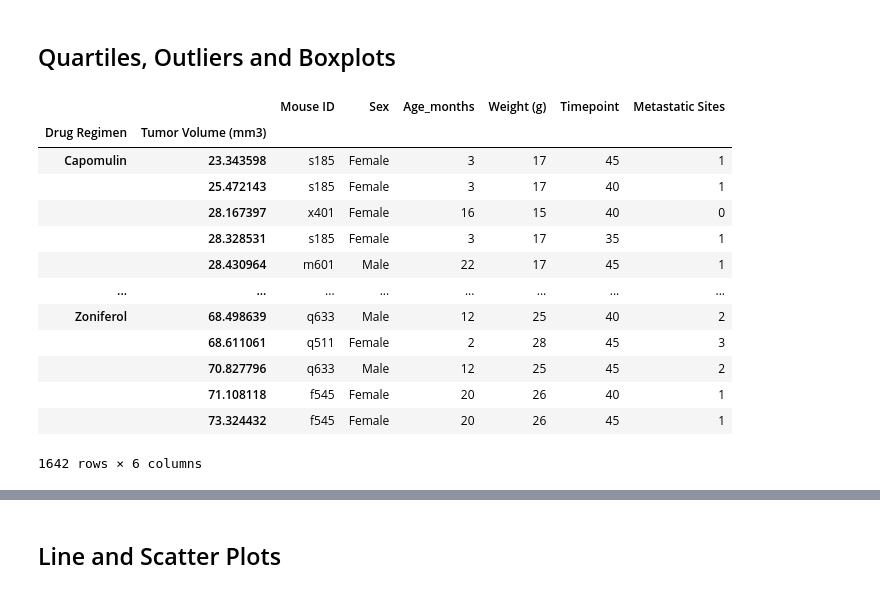
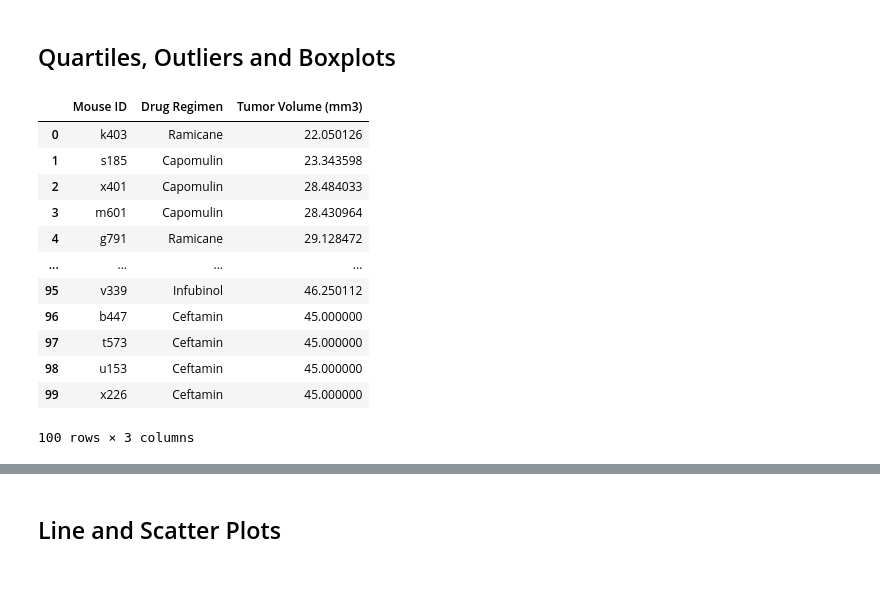
Before and after one commit to palominocp/matplotlib, a Jupyter notebook: pymaceuticals_starter.ipynb, the cells around one changed output, grey strips where cells are left out. Cells and saved outputs as stored; diff of their text form; code cells hidden in the pictures.

```diff
--- a/pymaceuticals_starter.ipynb
+++ b/pymaceuticals_starter.ipynb
@@ -288,24 +289,56 @@ plt.pie(sizes, labels = labels, colors = colors)
 [figure]
 # %% [markdown]
 ## Quartiles, Outliers and Boxplots
-# %%
-# Calculate the final tumor volume of each mouse across four of the
-clean_combined_data.groupby(['Drug Regimen', 'Tumor Volume (mm3)']).min()
-# %% [output]
-|  |  | Mouse ID | Sex | Age_months | Weight (g) | Timepoint | Metastatic Sites |
-| Drug Regimen | Tumor Volume (mm3) |  |  |  |  |  |  |
-| Capomulin | 23.343598 | s185 | Female | 3 | 17 | 45 | 1 |
-|  | 25.472143 | s185 | Female | 3 | 17 | 40 | 1 |
-|  | 28.167397 | x401 | Female | 16 | 15 | 40 | 0 |
-|  | 28.328531 | s185 | Female | 3 | 17 | 35 | 1 |
-|  | 28.430964 | m601 | Male | 22 | 17 | 45 | 1 |
-| ... | ... | ... | ... | ... | ... | ... | ... |
-| Zoniferol | 68.498639 | q633 | Male | 12 | 25 | 40 | 2 |
-|  | 68.611061 | q511 | Female | 2 | 28 | 45 | 3 |
-|  | 70.827796 | q633 | Male | 12 | 25 | 45 | 2 |
-|  | 71.108118 | f545 | Female | 20 | 26 | 40 | 1 |
-|  | 73.324432 | f545 | Female | 20 | 26 | 45 | 1 |
-1642 rows × 6 columns
+# %%
+# Calculate the final tumor volume of each mouse across four of the most promising treatment regimens: Capomulin, Ramicane, Infubinol, and Ceftamin.
+most_promis = clean_combined_data[clean_combined_data['Drug Regimen'].isin(['Capomulin', 'Ramicane', 'Infubinol', 'Ceftamin'])]
+
+timepoint45 = most_promis[most_promis['Timepoint'] == 45]
+most_promis_drop_45 = most_promis.drop(most_promis[most_promis['Mouse ID'].isin(timepoint45['Mouse ID'].values)].index)
+
+timepoint40 = most_promis_drop_45[most_promis_drop_45['Timepoint'] == 40]
+most_promis_drop_40 = most_promis_drop_45.drop(most_promis_drop_45[most_promis_drop_45['Mouse ID'].isin(timepoint40['Mouse ID'].values)].index)
+
+timepoint35 = most_promis_drop_40[most_promis_drop_40['Timepoint'] == 35]
+most_promis_drop_35 = most_promis_drop_40.drop(most_promis_drop_40[most_promis_drop_40['Mouse ID'].isin(timepoint35['Mouse ID'].values)].index)
+
+timepoint30 = most_promis_drop_35[most_promis_drop_35['Timepoint'] == 30]
+most_promis_drop_30 = most_promis_drop_35.drop(most_promis_drop_35[most_promis_drop_35['Mouse ID'].isin(timepoint30['Mouse ID'].values)].index)
+
+timepoint25 = most_promis_drop_30[most_promis_drop_30['Timepoint'] == 25]
+most_promis_drop_25 = most_promis_drop_30.drop(most_promis_drop_30[most_promis_drop_30['Mouse ID'].isin(timepoint25['Mouse ID'].values)].index)
+
+timepoint20 = most_promis_drop_25[most_promis_drop_25['Timepoint'] == 20]
+most_promis_drop_20 = most_promis_drop_25.drop(most_promis_drop_25[most_promis_drop_25['Mouse ID'].isin(timepoint20['Mouse ID'].values)].index)
+
+timepoint15 = most_promis_drop_20[most_promis_drop_20['Timepoint'] == 15]
+most_promis_drop_15 = most_promis_drop_20.drop(most_promis_drop_20[most_promis_drop_20['Mouse ID'].isin(timepoint15['Mouse ID'].values)].index)
+
+timepoint10 = most_promis_drop_15[most_promis_drop_15['Timepoint'] == 10]
+most_promis_drop_10 = most_promis_drop_15.drop(most_promis_drop_15[most_promis_drop_15['Mouse ID'].isin(timepoint10['Mouse ID'].values)].index)
+
+timepoint5 = most_promis_drop_10[most_promis_drop_10['Timepoint'] == 5]
+most_promis_drop_5 = most_promis_drop_10.drop(most_promis_drop_10[most_promis_drop_10['Mouse ID'].isin(timepoint5['Mouse ID'].values)].index)
+
+timepoint0 = most_promis_drop_5[most_promis_drop_5['Timepoint'] == 0]
+most_promis_drop_0 = most_promis_drop_5.drop(most_promis_drop_5[most_promis_drop_5['Mouse ID'].isin(timepoint0['Mouse ID'].values)].index)
+
+final_vol_most_promise = pd.concat([timepoint45, timepoint40, timepoint35, timepoint30, timepoint25, timepoint20, timepoint15, timepoint10, timepoint5, timepoint0], ignore_index = True)[['Mouse ID', 'Drug Regimen', 'Tumor Volume (mm3)']]
+final_vol_most_promise
+# %% [output]
+|  | Mouse ID | Drug Regimen | Tumor Volume (mm3) |
+| 0 | k403 | Ramicane | 22.050126 |
+| 1 | s185 | Capomulin | 23.343598 |
+| 2 | x401 | Capomulin | 28.484033 |
+| 3 | m601 | Capomulin | 28.430964 |
+| 4 | g791 | Ramicane | 29.128472 |
+| ... | ... | ... | ... |
+| 95 | v339 | Infubinol | 46.250112 |
+| 96 | b447 | Ceftamin | 45.000000 |
+| 97 | t573 | Ceftamin | 45.000000 |
+| 98 | u153 | Ceftamin | 45.000000 |
+| 99 | x226 | Ceftamin | 45.000000 |
+100 rows × 3 columns
 # %%
 # Put treatments into a list for for loop (and later for plot labels)
 
```
Also changed, not shown: parts of 4 cells of this notebook.
